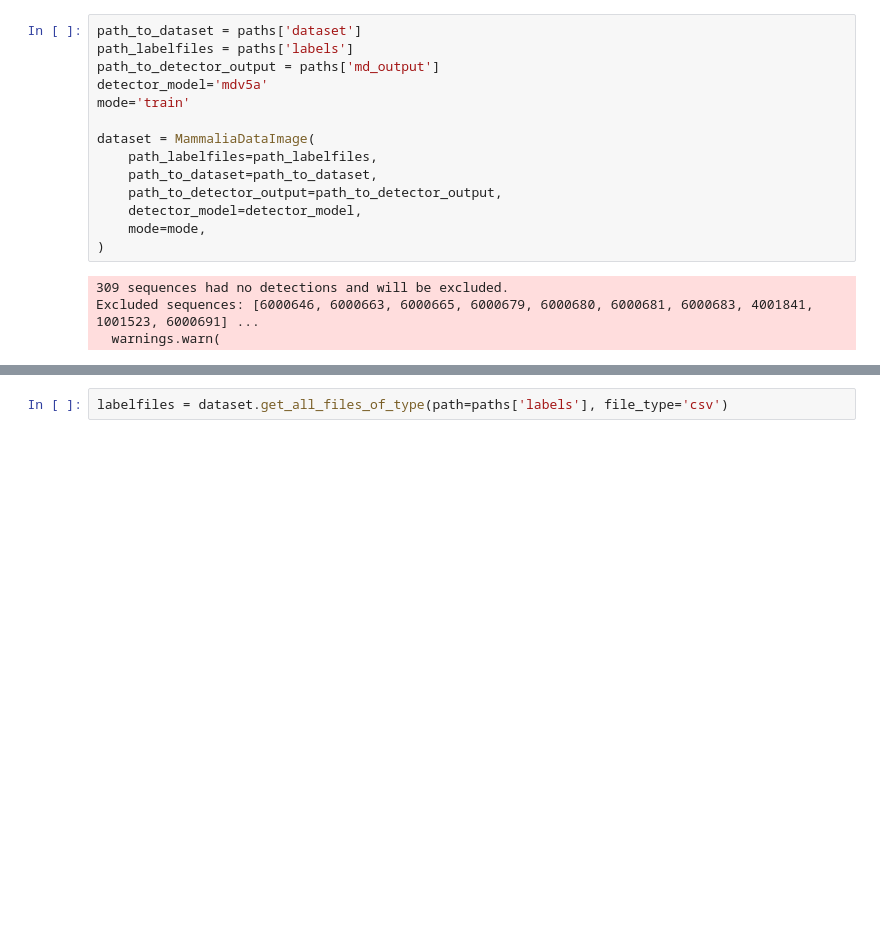
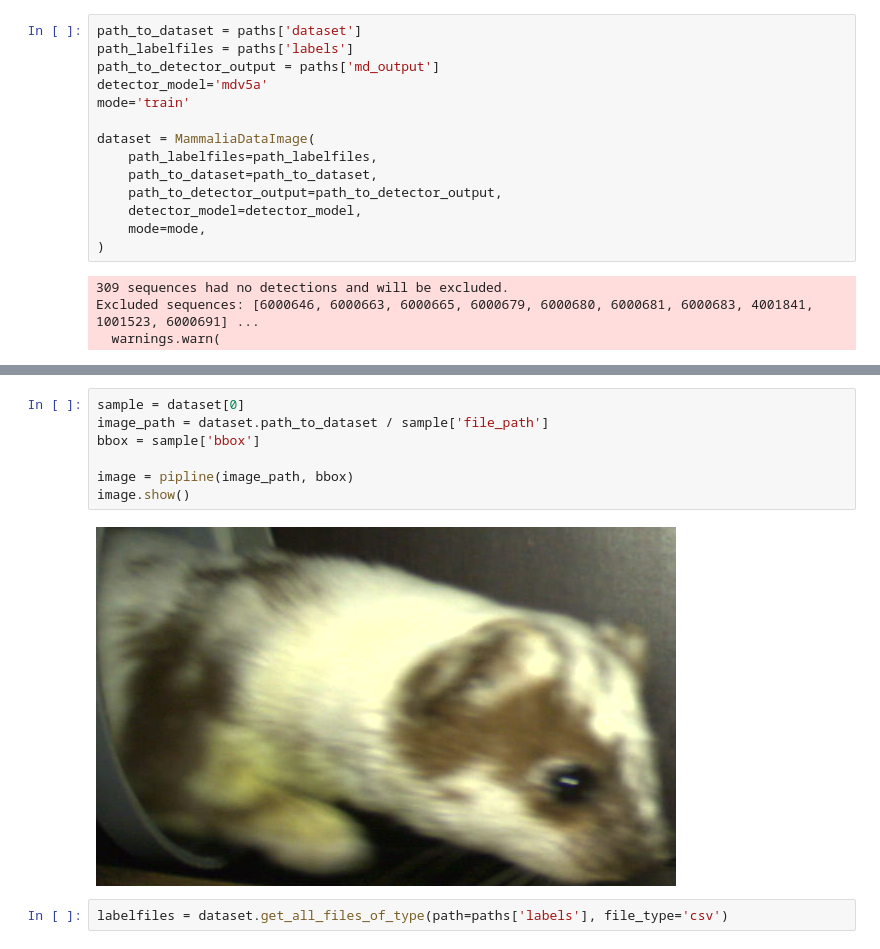
Before and after one commit to juliankraft/BachelorThesis, a Jupyter notebook: code/dev/building_dataloader.ipynb, the cells around one changed output, grey strips where cells are left out. Saved outputs shown, nothing was run; the diff lists cells and outputs as text; blank space fills up the shorter version.

```diff
--- a/code/dev/building_dataloader.ipynb
+++ b/code/dev/building_dataloader.ipynb
@@ -63,3 +90,12 @@ Name: 0, dtype: object
+# %%
+sample = dataset[0]
+image_path = dataset.path_to_dataset / sample['file_path']
+bbox = sample['bbox']
+
+image = pipline(image_path, bbox)
+image.show()
+# %% [output]
+[figure, added]
 # %%
 labelfiles = dataset.get_all_files_of_type(path=paths['labels'], file_type='csv')
 # %%
```
Also changed, not shown: parts of 8 cells of this notebook.
